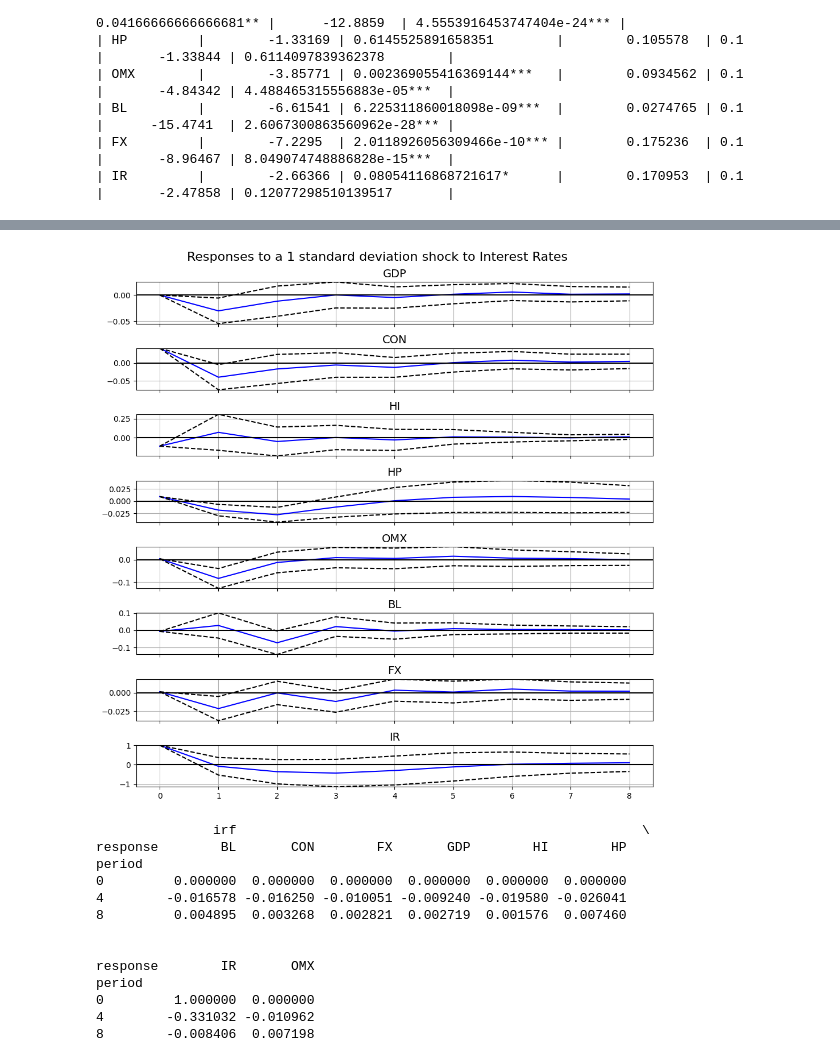
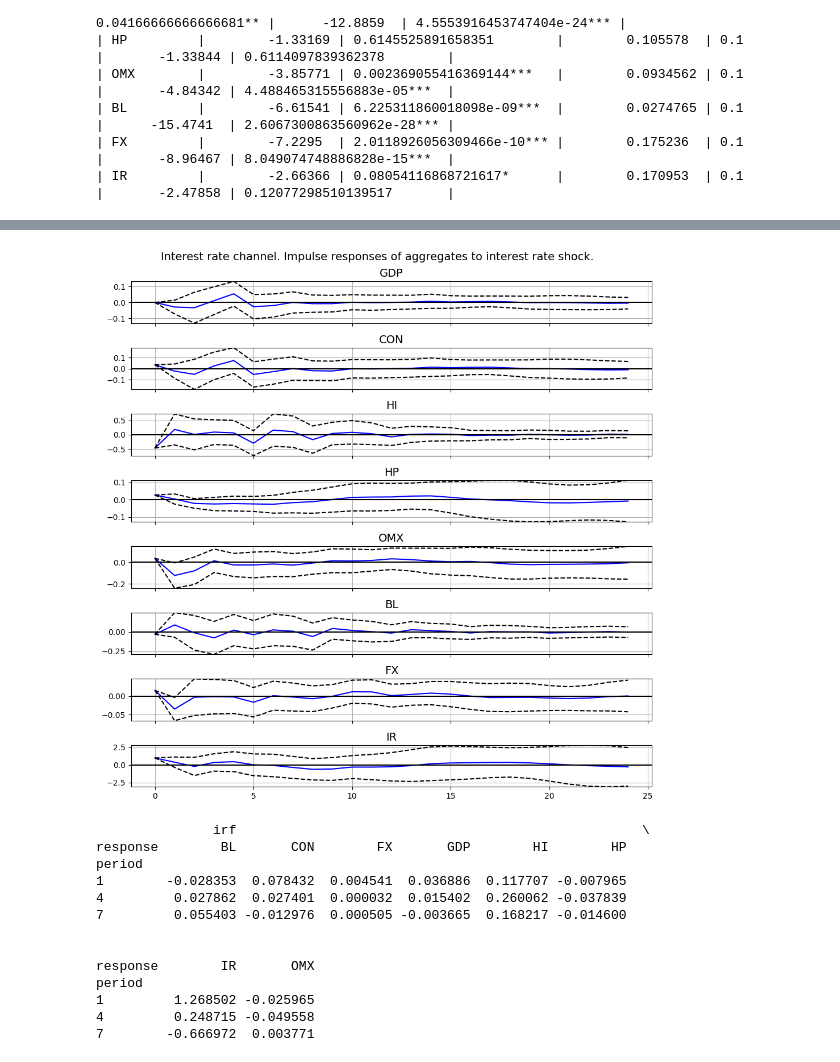
Before and after one commit to anahatkc/DataProject_526, a Jupyter notebook: data_chanya.ipynb, the cells around one changed output, grey strips where cells are left out. Saved outputs shown, nothing was run; the diff lists cells and outputs as text; code cells hidden in the pictures.

```diff
--- a/data_chanya.ipynb
+++ b/data_chanya.ipynb
@@ -276,5 +276,9 @@ B_matrix = np.array([
     [0, 0, 0, 0, 0, 0, 0, 1],
 ])
 
+
 # Define SVAR Model
 svar_model = SVAR(endog=endog_data, svar_type='B', A=None, B=B_matrix, dates=final_df['Quarters'])
+
+# Fit the model with 4 lags
+result = svar_model.fit(maxlags=2)
@@ -290,31 +285,29 @@ final_df.head()
-# %%
-result = svar_model.fit() ### had to do this as well
 # %%
 # Get the list of variable names in the model
 var_names = ['GDP', 'CON', 'HI', 'HP', 'OMX', 'BL', 'FX', 'IR']
 
 # Find the index of 't_bills' in this list
 impulse_index = var_names.index('IR')
 
 # Use this index for the impulse parameter
-irf = result.irf(periods=8)
+irf = result.irf(periods=24)
 
 # Create a figure with multiple subplots
 fig = irf.plot(impulse=impulse_index, plot_stderr=True, subplot_params={'figsize': (10, 20)})
 
 # Loop over the axes and set the title
 for i, ax in enumerate(fig.axes):
     ax.set_title(f'{var_names[i]}', fontsize=14)
     ax.grid(True)
     ax.autoscale(enable=True, axis='y', tight=True)  # Automatically adjust y-axis limits
 
 # Set the overall title
-fig.suptitle('Responses to a 1 standard deviation shock to Interest Rates', fontsize=16)
+fig.suptitle('Interest rate channel. Impulse responses of aggregates to interest rate shock.', fontsize=14)
 
 plt.tight_layout()
 plt.show()
 # %% [output]
-[figure, old version]
+[figure, new version]
 # %%
 # Get the IRFs as a numpy array
 irfs_array = irf.irfs
@@ -326,7 +319,7 @@ index = pd.MultiIndex.from_product([range(irfs_array.shape[0]), var_names, var_n
 irfs_df = pd.DataFrame(irfs_array.flatten(), index=index, columns=['irf'])
 
 # Select the 1st, 4th, and 8th quarters for 'tbills' impulse
-selected_periods = irfs_df.loc[(slice(0,8,4), slice(None), 'IR'), :]
+selected_periods = irfs_df.loc[(slice(1,8,3), slice(None), 'IR'), :]
 
 
 # Reset the 'impulse' level of the index
@@ -341,13 +334,13 @@ print(reshaped_df)
                irf                                                    \
 response        BL       CON        FX       GDP        HI        HP
 period
-0         0.000000  0.000000  0.000000  0.000000  0.000000  0.000000
-4        -0.016578 -0.016250 -0.010051 -0.009240 -0.019580 -0.026041
-8         0.004895  0.003268  0.002821  0.002719  0.001576  0.007460
+1        -0.028353  0.078432  0.004541  0.036886  0.117707 -0.007965
+4         0.027862  0.027401  0.000032  0.015402  0.260062 -0.037839
+7         0.055403 -0.012976  0.000505 -0.003665  0.168217 -0.014600
 
 
 response        IR       OMX
 period
-0         1.000000  0.000000
-4        -0.331032 -0.010962
-8        -0.008406  0.007198
+1         1.268502 -0.025965
+4         0.248715 -0.049558
+7        -0.666972  0.003771
```
Also changed, not shown: parts of 6 cells of this notebook.
